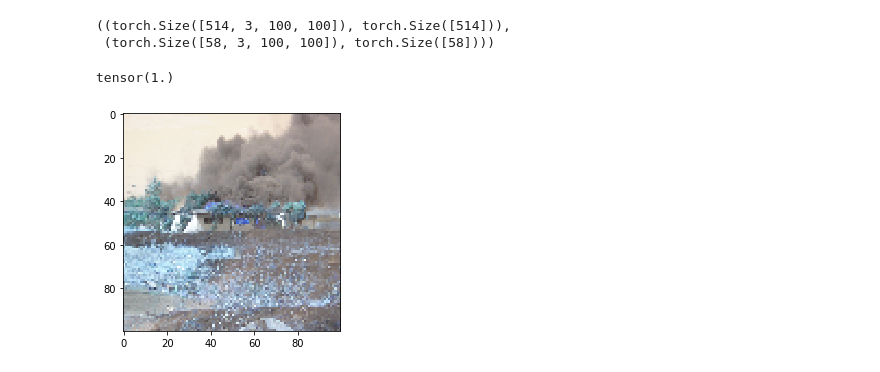
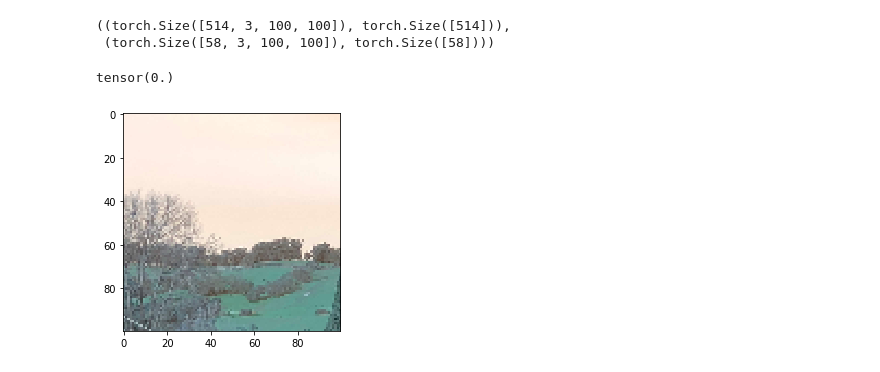
Before and after one commit to UF-CEN4914/firespotter, a Jupyter notebook: model/Model.ipynb, the cells around one changed output. Saved outputs shown, nothing was run; the diff lists cells and outputs as text; code cells hidden in the pictures.

Commit message:
training setup complete

```diff
--- a/model/Model.ipynb
+++ b/model/Model.ipynb
@@ -74,8 +74,8 @@ train_x, test_x, train_y, test_y = train_test_split(x, y, test_size = 0.1)
 ((torch.Size([514, 3, 100, 100]), torch.Size([514])),
  (torch.Size([58, 3, 100, 100]), torch.Size([58])))
 # %%
-plt.imshow(train_x[9].view(100,100,3))
-print(train_y[9])
+plt.imshow(train_x[0].view(100,100,3))
+print(train_y[0])
 # %% [output]
-tensor(1.)
+tensor(0.)
-[figure, old version]
+[figure, new version]
```
Also changed, not shown: parts of 6 cells of this notebook, 1 other file.
